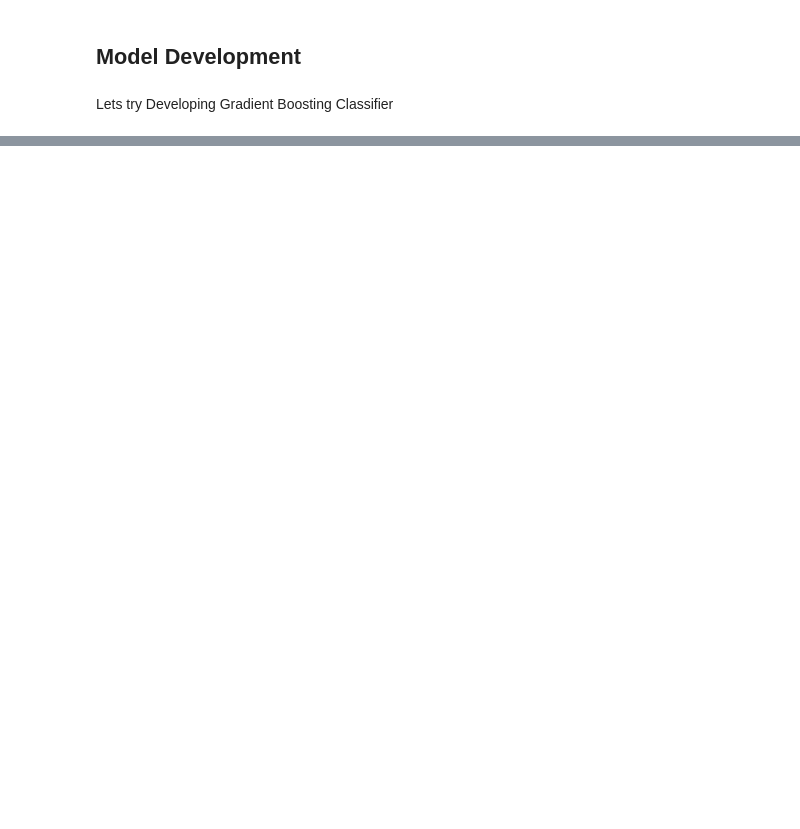
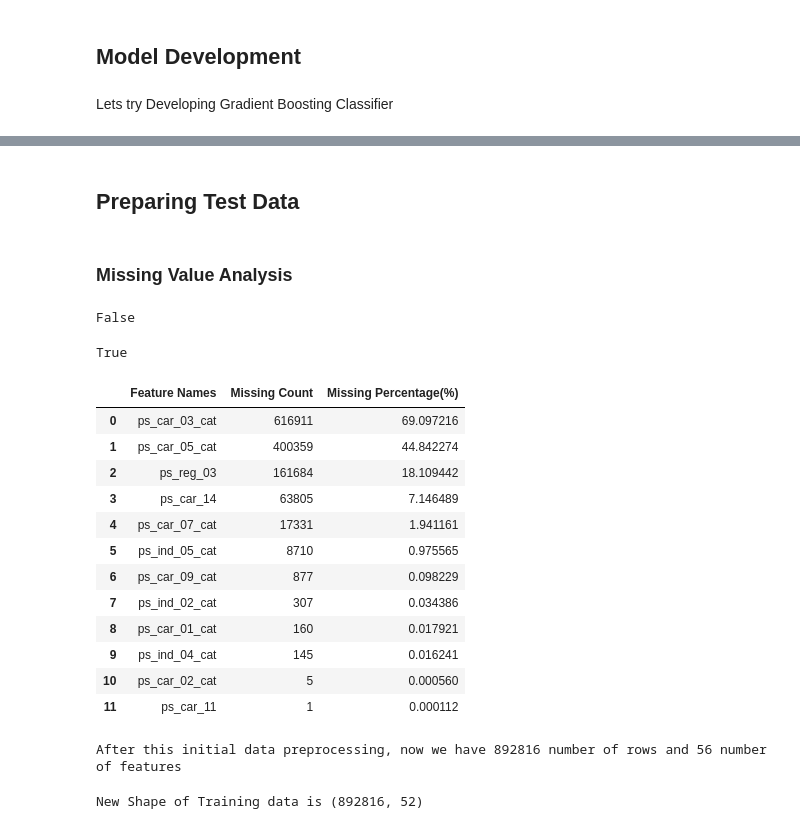
Before and after one commit to ranjittilekar/Safe-Driver-Prediction, a Jupyter notebook: Safe_Driver_Prediction.ipynb, the cells around one changed output, grey strips where cells are left out. Cells and saved outputs as stored; diff of their text form; code cells hidden in the pictures; blank space fills up the shorter version.

```diff
--- a/Safe_Driver_Prediction.ipynb
+++ b/Safe_Driver_Prediction.ipynb
@@ -822,0 +845,40 @@ array([[57351,     0],
+# %% [markdown]
+## Preparing Test Data
+# %%
+test_raw = pd.read_csv("Data/test.csv")
+# %% [markdown]
+### Missing Value Analysis
+# %%
+test_raw.isnull().any().any()
+# %% [output]
+False
+# %%
+test_raw = test_raw.replace(-1,np.NaN)
+test_raw.isnull().any().any()
+# %% [output]
+True
+# %%
+list_null_num = len(test_raw.index) - test_raw.count()
+list_null_perc = ((len(test_raw.index) - test_raw.count()) / test_raw.shape[0]) * 100
+list_null_num = list_null_num.sort_values(ascending=False)
+list_null_perc = list_null_perc.sort_values(ascending=False)
+
+missing_df = pd.DataFrame({'Missing Count':list_null_num,
+                             'Missing Percentage(%)':list_null_perc})
+missing_df.index.name = 'Feature Names'
+missing_df.reset_index(inplace=True)
+missing_df[missing_df['Missing Count'] > 0]
+# %% [output]
+|  | Feature Names | Missing Count | Missing Percentage(%) |
+| 0 | ps_car_03_cat | 616911 | 69.097216 |
+| 1 | ps_car_05_cat | 400359 | 44.842274 |
+| 2 | ps_reg_03 | 161684 | 18.109442 |
+| 3 | ps_car_14 | 63805 | 7.146489 |
+| 4 | ps_car_07_cat | 17331 | 1.941161 |
+| 5 | ps_ind_05_cat | 8710 | 0.975565 |
+| 6 | ps_car_09_cat | 877 | 0.098229 |
+| 7 | ps_ind_02_cat | 307 | 0.034386 |
+| 8 | ps_car_01_cat | 160 | 0.017921 |
+| 9 | ps_ind_04_cat | 145 | 0.016241 |
+| 10 | ps_car_02_cat | 5 | 0.000560 |
+| 11 | ps_car_11 | 1 | 0.000112 |
@@ -822,0 +909,4 @@ array([[57351,     0],
+# %%
+print("After this initial data preprocessing, now we have {} number of rows and {} number of features".format(test_raw.shape[0],test_raw.shape[1]))
+# %% [output]
+After this initial data preprocessing, now we have 892816 number of rows and 56 number of features
@@ -822,0 +916,4 @@ array([[57351,     0],
+# %%
+print("New Shape of Training data is {}".format(test_raw.shape))
+# %% [output]
+New Shape of Training data is (892816, 52)
```
Also changed, not shown: parts of 52 cells of this notebook.
